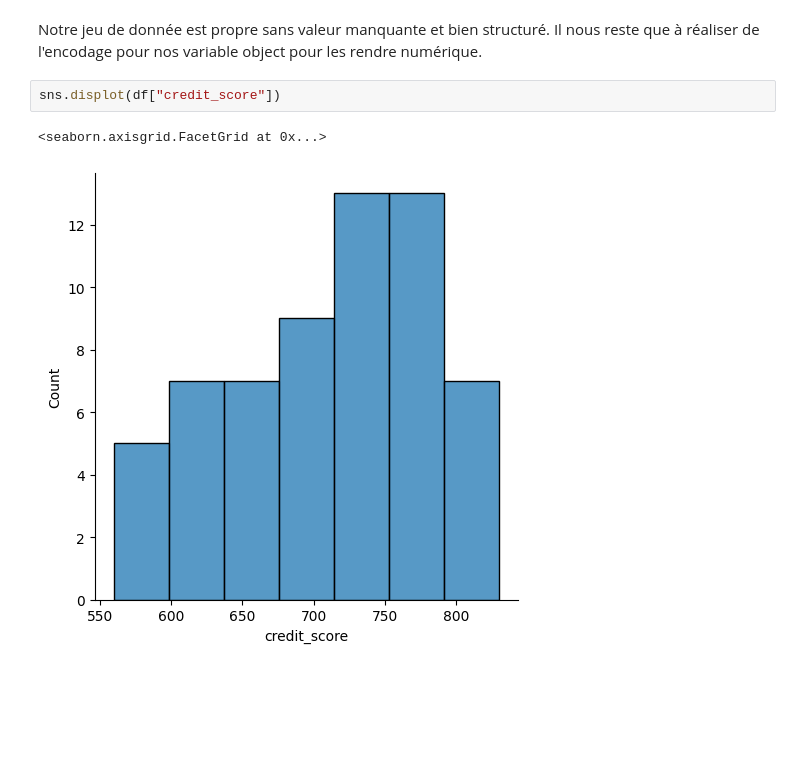
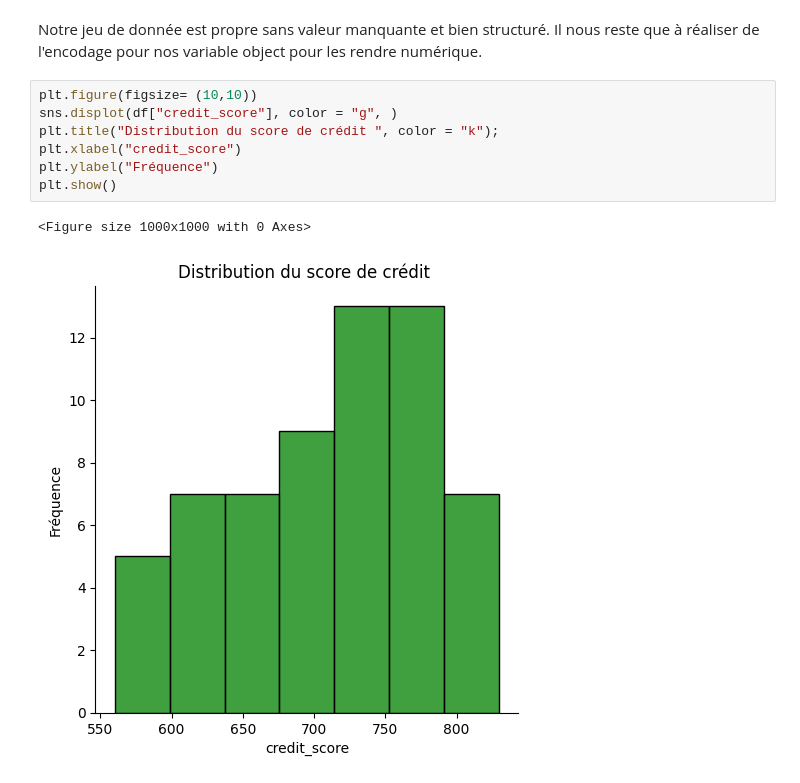
Before and after one commit to khelifaYacine/-classification-des-pr-ts-simples, a Jupyter notebook: Classification_des_prets_simple-1.ipynb, the cells around one changed output. Cells and saved outputs as stored; diff of their text form; blank space fills up the shorter version.

```diff
--- a/Classification_des_prets_simple-1.ipynb
+++ b/Classification_des_prets_simple-1.ipynb
@@ -103,8 +103,13 @@ df["loan_status"].unique()
 array(['Approved', 'Denied'], dtype=object)
 # %% [markdown]
 Notre jeu de donnée est propre sans valeur manquante et bien structuré. Il nous reste que à réaliser de l'encodage pour nos variable object pour les rendre numérique.
-# %%
-sns.displot(df["credit_score"])
-# %% [output]
-<seaborn.axisgrid.FacetGrid at 0x...>
-[figure, removed]
+# %%
+plt.figure(figsize= (10,10))
+sns.displot(df["credit_score"], color = "g", )
+plt.title("Distribution du score de crédit ", color = "k");
+plt.xlabel("credit_score")
+plt.ylabel("Fréquence")
+plt.show()
+# %% [output]
+<Figure size 1000x1000 with 0 Axes>
+[figure, added]
```
Also changed, not shown: parts of 1 cell of this notebook.
